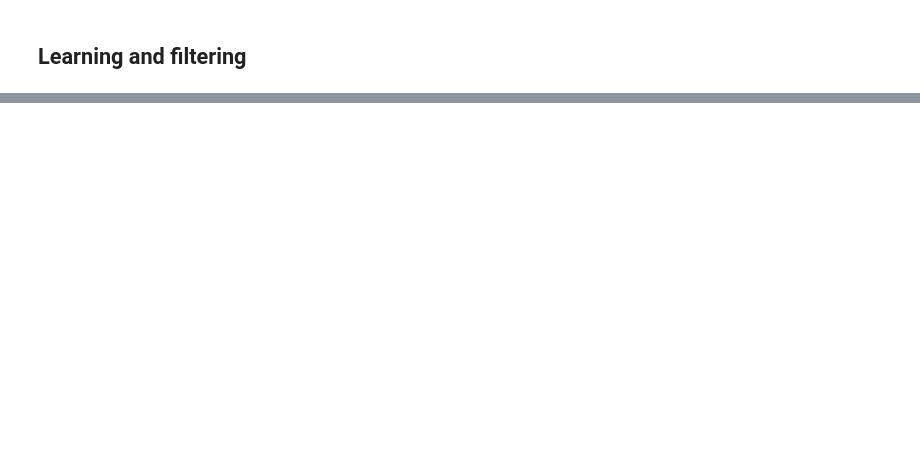
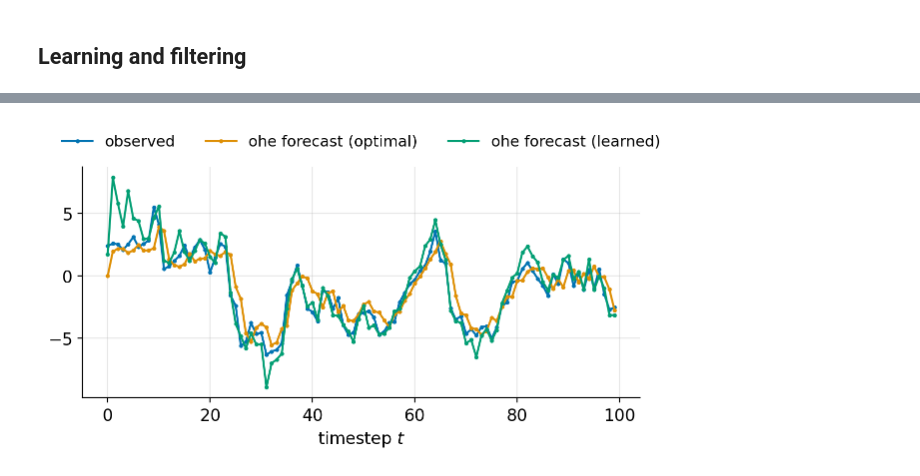
Before and after one commit to gerdm/filtering-notes, a Jupyter notebook: 03-kalman-filter/arma-learning.ipynb, the cells around one changed output, grey strips where cells are left out. Drawn from its saved outputs; the diff is of its cells as text; code cells hidden in the pictures; blank space fills up the shorter version.

```diff
--- a/03-kalman-filter/arma-learning.ipynb
+++ b/03-kalman-filter/arma-learning.ipynb
@@ -200,0 +298,10 @@ def kf_step(bel: KFState, y, H, F, R, Q):
+# %%
+markersize = 2
+plt.plot(sample["y"], marker="o", markersize=2, label="observed")
+plt.plot(hist_optimal["yhat"], marker="o", markersize=2, label="ohe forecast (optimal)")
+plt.plot(hist_online["yhat"], marker="o", markersize=2, label="ohe forecast (learned)")
+plt.legend(ncol=3, loc="upper center", bbox_to_anchor=(0.5, 1.2), frameon=False, fontsize=11)
+plt.xlabel("timestep $t$")
+plt.grid(alpha=0.3)
+# %% [output]
+[figure, added]
```
Also changed, not shown: parts of 26 cells of this notebook.
